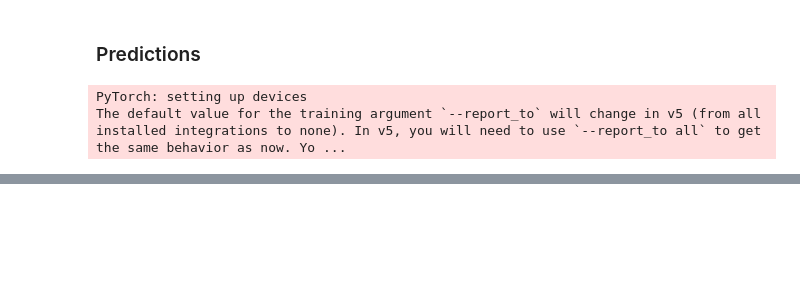
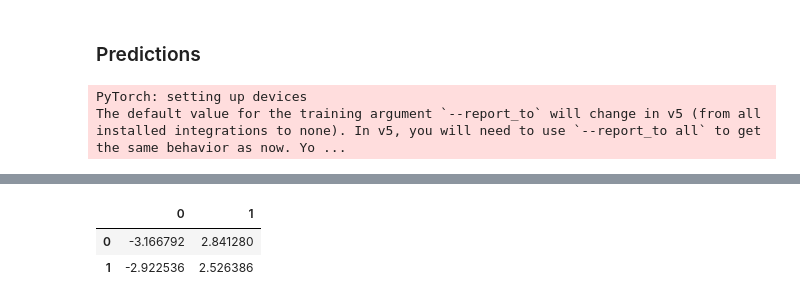
Before and after one commit to jyanqa/case-2022-causual-event, a Jupyter notebook: ST1_transformers.ipynb, the cells around one changed output, grey strips where cells are left out. Saved outputs shown, nothing was run; the diff lists cells and outputs as text; code cells hidden in the pictures; blank space fills up the shorter version.

```diff
--- a/ST1_transformers.ipynb
+++ b/ST1_transformers.ipynb
@@ -505,2 +487,7 @@ predicted_values = np.array(preds.predictions.argmax(-1)).flatten()
 # %%
-pred_dft = pd.DataFrame(preds[0]) #predicted_values
+# preds_logit = pd.DataFrame(preds[0]) #predicted logits
+# preds_logit.head(2)
+# %% [output]
+|  | 0 | 1 |
+| 0 | -3.166792 | 2.841280 |
+| 1 | -2.922536 | 2.526386 |
```
Also changed, not shown: parts of 17 cells of this notebook.
